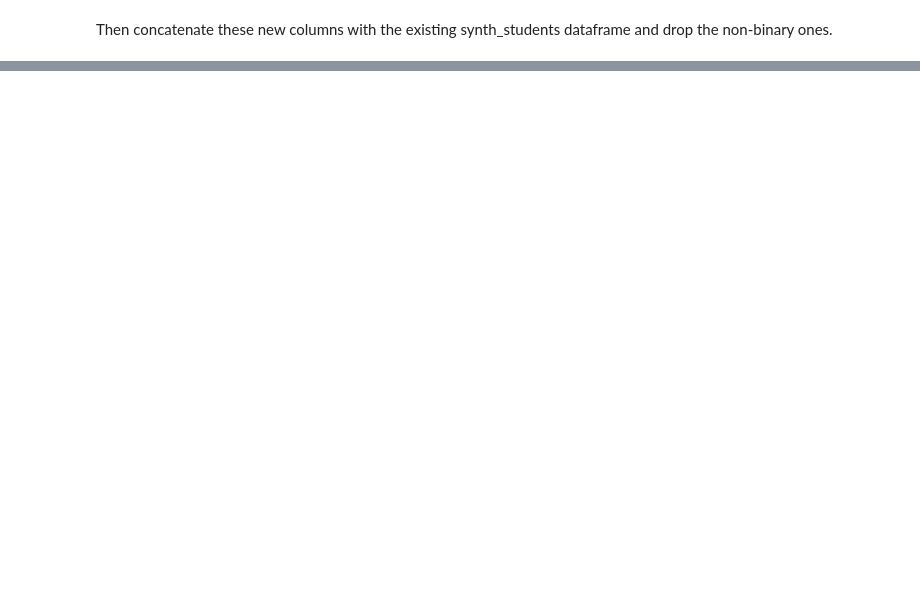
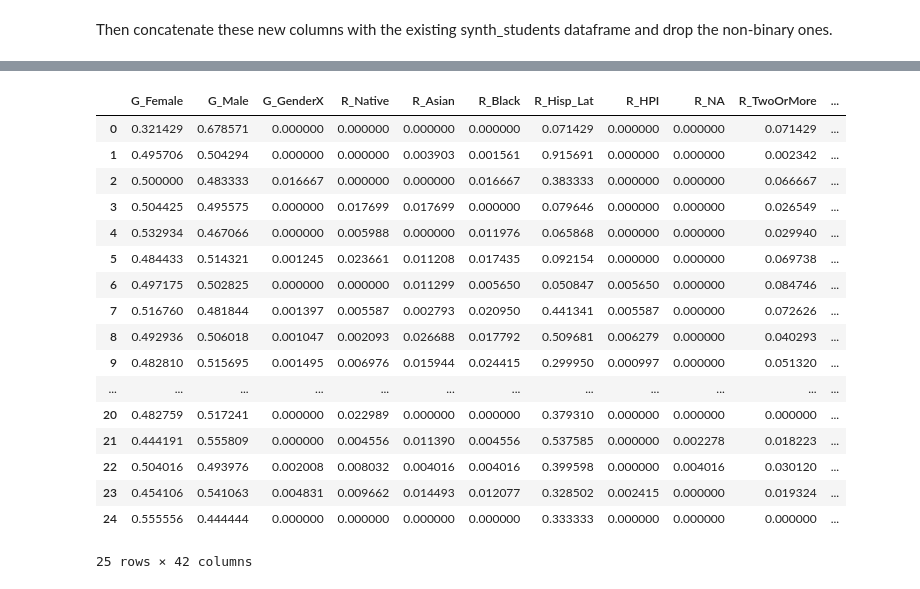
Before and after one commit to brinkbrink/WA_CS, a Jupyter notebook: WACSKeyPredictors.ipynb, the cells around one changed output, grey strips where cells are left out. Cells and saved outputs as stored; diff of their text form; code cells hidden in the pictures; blank space fills up the shorter version.

Commit message:
students generated by school

```diff
--- a/WACSKeyPredictors.ipynb
+++ b/WACSKeyPredictors.ipynb
@@ -607,0 +619,51 @@ Now we are concerned with normalizing the generated data to prepare for PCA.
+# %%
+synth_school = ospi_data.copy()
+synth_probs = pd.DataFrame()
+
+
+
+features = ['G_Female', 'G_Male',
+       'G_GenderX', 'R_Native', 'R_Asian',
+       'R_Black', 'R_Hisp_Lat', 'R_HPI',
+       'R_NA', 'R_TwoOrMore', 'R_White',
+       'L_ELL', 'L_NoELL', 'I_LowIncome',
+       'I_NoLowIncome', 'D_Disability',
+       'D_NoDisability','A_9',
+       'A_10', 'A_11', 'A_12']
+
+cs_features = ['GC_Female', 'GC_Male',
+       'GC_GenderX', 'RC_Native','RC_Asian',
+       'RC_Black', 'RC_Hisp_Lat', 'RC_HPI',
+       'RC_NA', 'RC_TwoOrMore', 'RC_White',
+       'LC_ELL', 'LC_NoELL', 'IC_LowIncome',
+       'IC_NOLowIncome', 'DC_Disability',
+       'DC_NoDisability', 'AC_9',
+       'AC_10', 'AC_11', 'AC_12']
+
+for feature in features:
+    synth_probs[feature] = synth_school.apply(lambda row: row[feature] / row['AllStudents'], axis=1)
+
+
+for cs_feature, feature in zip(cs_features, features):
+    synth_probs[cs_feature] = synth_school.apply(lambda row, c=cs_feature, f=feature: row[c] / row[f] if row[f] != 0 else np.nan, axis=1)
+
+synth_probs.head(25)
+# %% [output]
+|  | G_Female | G_Male | G_GenderX | R_Native | R_Asian | R_Black | R_Hisp_Lat | R_HPI | R_NA | R_TwoOrMore | ... |
+| 0 | 0.321429 | 0.678571 | 0.000000 | 0.000000 | 0.000000 | 0.000000 | 0.071429 | 0.000000 | 0.000000 | 0.071429 | ... |
+| 1 | 0.495706 | 0.504294 | 0.000000 | 0.000000 | 0.003903 | 0.001561 | 0.915691 | 0.000000 | 0.000000 | 0.002342 | ... |
+| 2 | 0.500000 | 0.483333 | 0.016667 | 0.000000 | 0.000000 | 0.016667 | 0.383333 | 0.000000 | 0.000000 | 0.066667 | ... |
+| 3 | 0.504425 | 0.495575 | 0.000000 | 0.017699 | 0.017699 | 0.000000 | 0.079646 | 0.000000 | 0.000000 | 0.026549 | ... |
+| 4 | 0.532934 | 0.467066 | 0.000000 | 0.005988 | 0.000000 | 0.011976 | 0.065868 | 0.000000 | 0.000000 | 0.029940 | ... |
+| 5 | 0.484433 | 0.514321 | 0.001245 | 0.023661 | 0.011208 | 0.017435 | 0.092154 | 0.000000 | 0.000000 | 0.069738 | ... |
+| 6 | 0.497175 | 0.502825 | 0.000000 | 0.000000 | 0.011299 | 0.005650 | 0.050847 | 0.005650 | 0.000000 | 0.084746 | ... |
+| 7 | 0.516760 | 0.481844 | 0.001397 | 0.005587 | 0.002793 | 0.020950 | 0.441341 | 0.005587 | 0.000000 | 0.072626 | ... |
+| 8 | 0.492936 | 0.506018 | 0.001047 | 0.002093 | 0.026688 | 0.017792 | 0.509681 | 0.006279 | 0.000000 | 0.040293 | ... |
+| 9 | 0.482810 | 0.515695 | 0.001495 | 0.006976 | 0.015944 | 0.024415 | 0.299950 | 0.000997 | 0.000000 | 0.051320 | ... |
+| ... | ... | ... | ... | ... | ... | ... | ... | ... | ... | ... | ... |
+| 20 | 0.482759 | 0.517241 | 0.000000 | 0.022989 | 0.000000 | 0.000000 | 0.379310 | 0.000000 | 0.000000 | 0.000000 | ... |
+| 21 | 0.444191 | 0.555809 | 0.000000 | 0.004556 | 0.011390 | 0.004556 | 0.537585 | 0.000000 | 0.002278 | 0.018223 | ... |
+| 22 | 0.504016 | 0.493976 | 0.002008 | 0.008032 | 0.004016 | 0.004016 | 0.399598 | 0.000000 | 0.004016 | 0.030120 | ... |
+| 23 | 0.454106 | 0.541063 | 0.004831 | 0.009662 | 0.014493 | 0.012077 | 0.328502 | 0.002415 | 0.000000 | 0.019324 | ... |
+| 24 | 0.555556 | 0.444444 | 0.000000 | 0.000000 | 0.000000 | 0.000000 | 0.333333 | 0.000000 | 0.000000 | 0.000000 | ... |
+25 rows × 42 columns
```
Also changed, not shown: parts of 33 cells of this notebook.
